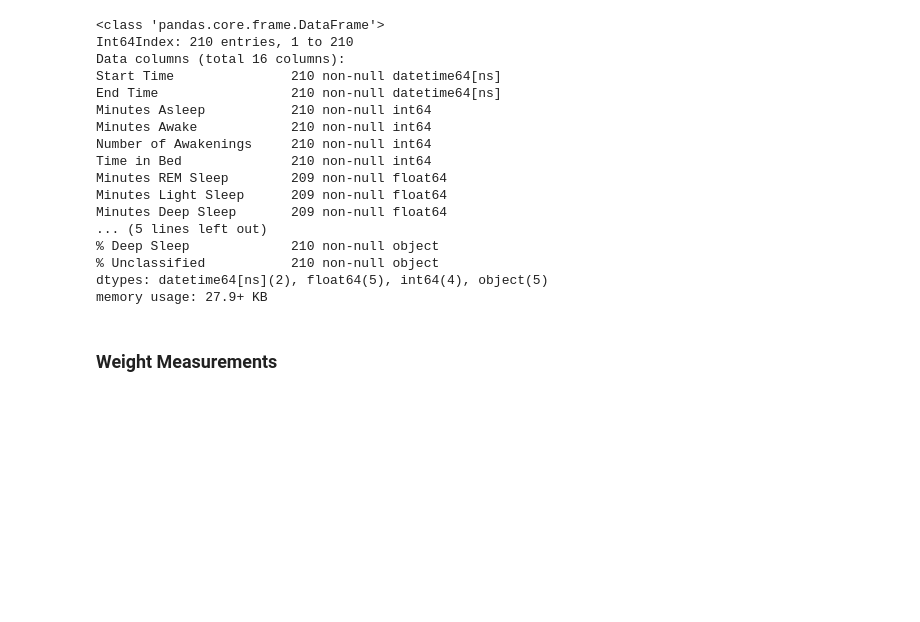
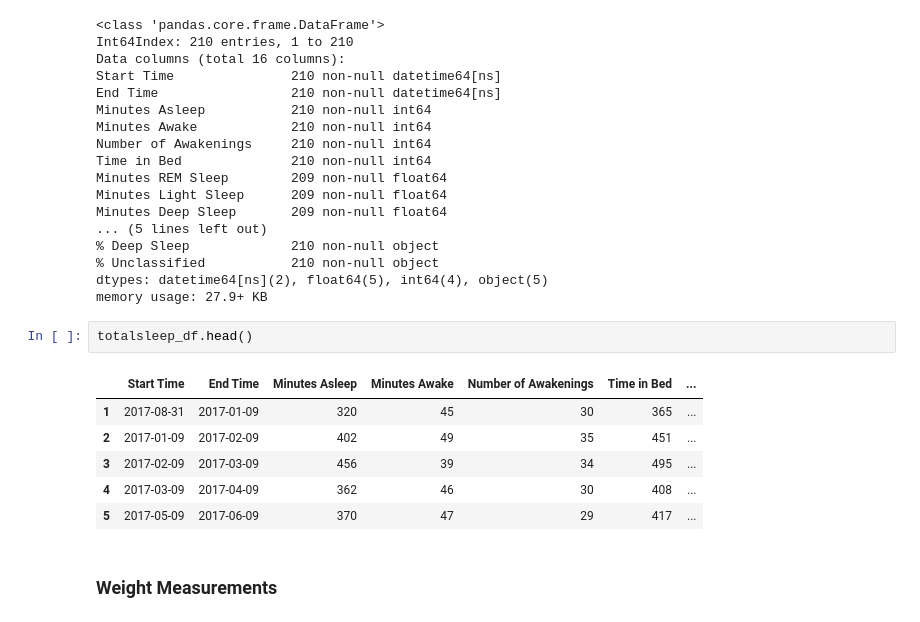
Before and after one commit to willvelida/mydata, a Jupyter notebook: jupyter notebooks/My Data Analysis Jan-Mar 2018.ipynb, the cells around one changed output. Cells and saved outputs as stored; diff of their text form; blank space fills up the shorter version.

```diff
--- a/jupyter notebooks/My Data Analysis Jan-Mar 2018.ipynb
+++ b/jupyter notebooks/My Data Analysis Jan-Mar 2018.ipynb
@@ -355,6 +357,15 @@ Minutes Deep Sleep       209 non-null float64
 % Unclassified           210 non-null object
 dtypes: datetime64[ns](2), float64(5), int64(4), object(5)
 memory usage: 27.9+ KB
+# %%
+totalsleep_df.head()
+# %% [output]
+|  | Start Time | End Time | Minutes Asleep | Minutes Awake | Number of Awakenings | Time in Bed | ... |
+| 1 | 2017-08-31 | 2017-01-09 | 320 | 45 | 30 | 365 | ... |
+| 2 | 2017-01-09 | 2017-02-09 | 402 | 49 | 35 | 451 | ... |
+| 3 | 2017-02-09 | 2017-03-09 | 456 | 39 | 34 | 495 | ... |
+| 4 | 2017-03-09 | 2017-04-09 | 362 | 46 | 30 | 408 | ... |
+| 5 | 2017-05-09 | 2017-06-09 | 370 | 47 | 29 | 417 | ... |
 # %% [markdown]
 ### Weight Measurements
 # %%
```
Also changed, not shown: parts of 4 cells of this notebook.
